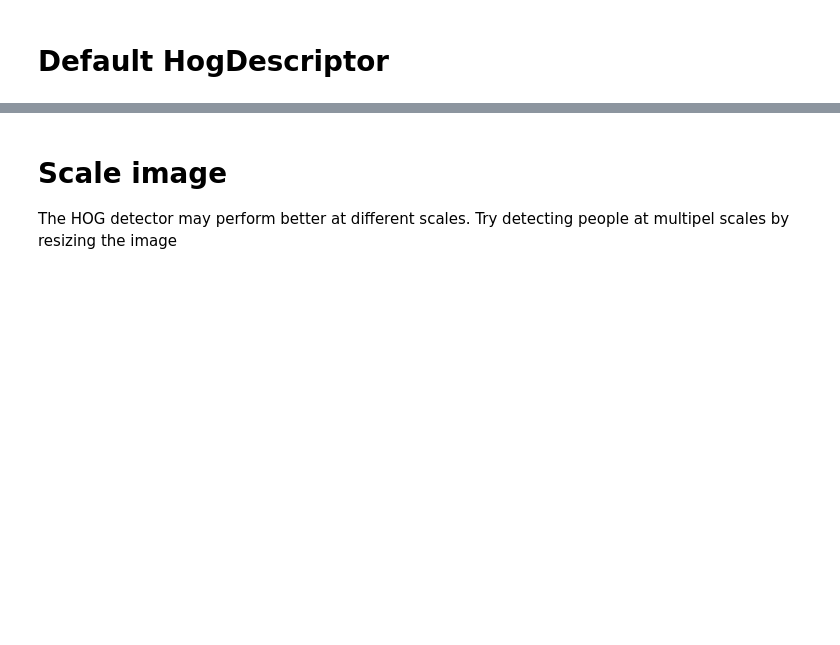
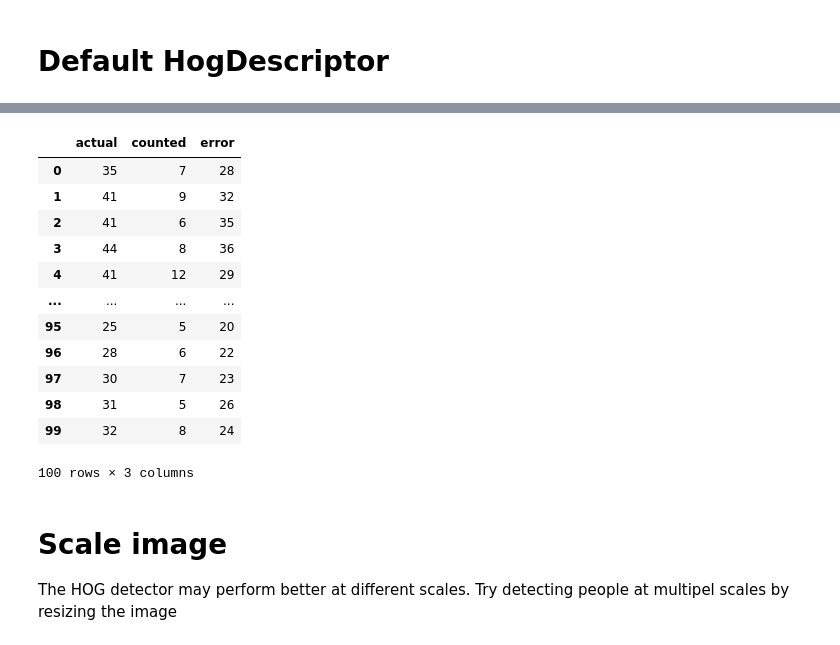
Before and after one commit to UBC-CIC/Room-Occupancy, a Jupyter notebook: imageProcessor/opencv/buildingModel.ipynb, the cells around one changed output, grey strips where cells are left out. Cells and saved outputs as stored; diff of their text form; code cells hidden in the pictures; blank space fills up the shorter version.

```diff
--- a/imageProcessor/opencv/buildingModel.ipynb
+++ b/imageProcessor/opencv/buildingModel.ipynb
@@ -56,3 +44,19 @@ print("Average Error: ", sum(df["error"])/len(df["error"]))
+# %%
+df
+# %% [output]
+|  | actual | counted | error |
+| 0 | 35 | 7 | 28 |
+| 1 | 41 | 9 | 32 |
+| 2 | 41 | 6 | 35 |
+| 3 | 44 | 8 | 36 |
+| 4 | 41 | 12 | 29 |
+| ... | ... | ... | ... |
+| 95 | 25 | 5 | 20 |
+| 96 | 28 | 6 | 22 |
+| 97 | 30 | 7 | 23 |
+| 98 | 31 | 5 | 26 |
+| 99 | 32 | 8 | 24 |
+100 rows × 3 columns
 # %% [markdown]
 # Scale image
 The HOG detector may perform better at different scales. Try detecting people at multipel scales by resizing the image
```
Also changed, not shown: parts of 8 cells of this notebook.
